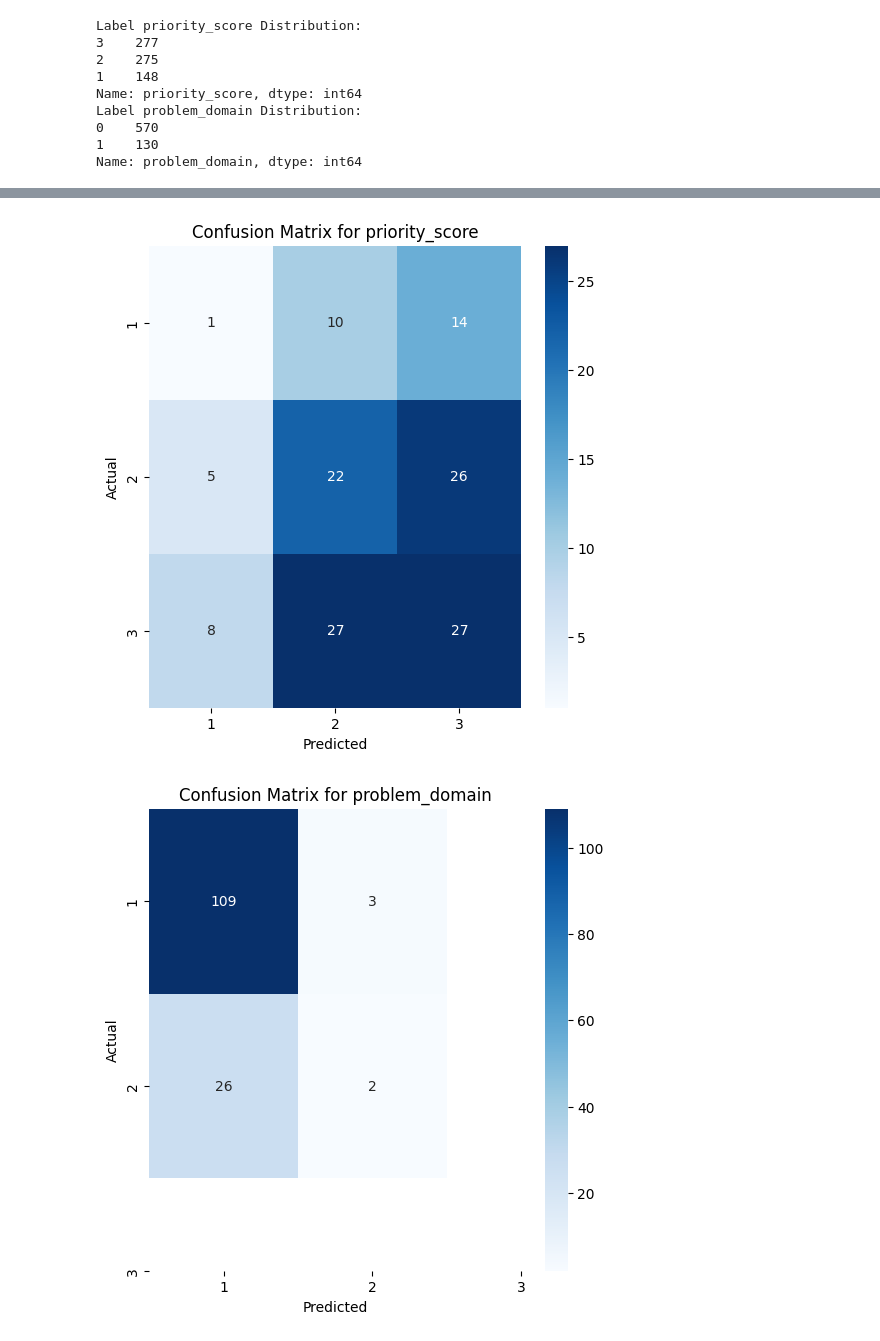
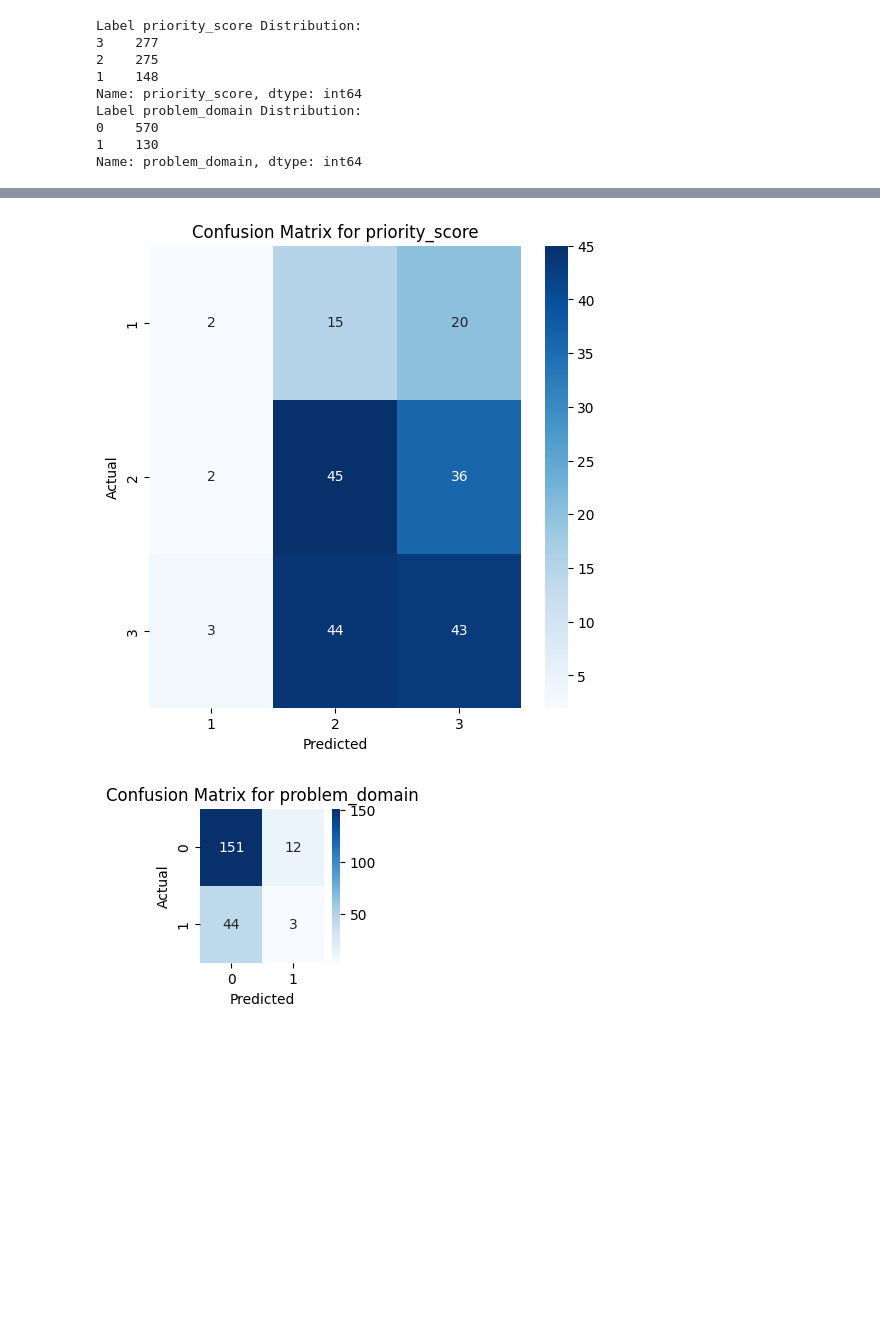
Before and after one commit to yehezkielgunawan/thesis-risk-classification, a Jupyter notebook: RF_Classification.ipynb, the cells around one changed output, grey strips where cells are left out. Saved outputs shown, nothing was run; the diff lists cells and outputs as text; code cells hidden in the pictures; blank space fills up the shorter version.

Commit message:
Adjust confusion matrix label

```diff
--- a/RF_Classification.ipynb
+++ b/RF_Classification.ipynb
@@ -80,20 +80,20 @@ problem_domain = new_data['problem_domain'][:len(embeddings)]
 embeddings = embeddings[:len(priority_score)]
 
 # Define the class weights for label 1
-class_weights1 = {
-    1: 5,  # Class 1 weight
-    2: 1,  # Class 2 weight
-    3: 1   # Class 3 weight
-}
+# class_weights1 = {
+#     1: 5,  # Class 1 weight
+#     2: 1,  # Class 2 weight
+#     3: 1   # Class 3 weight
+# }
 
 # Define the class weights for label 2
-class_weights2 = {
-    0: 1,  # Class 0 weight
-    1: 5   # Class 1 weight
-}
+# class_weights2 = {
+#     0: 1,  # Class 0 weight
+#     1: 5   # Class 1 weight
+# }
 
 # Split the data into training and testing sets
-X_train, X_test, y_train1, y_test1, y_train2, y_test2 = train_test_split(embeddings, priority_score, problem_domain, test_size=0.2, random_state=42)
+X_train, X_test, y_train1, y_test1, y_train2, y_test2 = train_test_split(embeddings, priority_score, problem_domain, test_size=0.3, random_state=50)
 # %%
 # Define the parameter grid for Grid Search for priority_score
 param_grid1 = {
@@ -110,8 +110,8 @@ param_grid2 = {
 }
 
 # Initialize the Random Forest classifiers
-rf_classifier1 = RandomForestClassifier(class_weight=class_weights1, random_state=42)
-rf_classifier2 = RandomForestClassifier(class_weight=class_weights2, random_state=42)
+rf_classifier1 = RandomForestClassifier(class_weight="balanced", random_state=50)
+rf_classifier2 = RandomForestClassifier(class_weight="balanced", random_state=50)
 
 # Perform Grid Search to find the best hyperparameters for priority_score
 grid_search1 = GridSearchCV(estimator=rf_classifier1, param_grid=param_grid1, cv=5)
@@ -161,24 +161,32 @@ weighted avg       0.73      0.79      0.73       140
 # %%
 # Function to plot confusion matrix
-def plot_confusion_matrix(cm, title):
+def plot_confusion_matrix_3x3(cm, title):
     plt.figure(figsize=(6, 6))
     sns.heatmap(cm, annot=True, fmt=".0f", cmap='Blues', xticklabels=[1,2,3], yticklabels=[1,2,3])
     plt.xlabel('Predicted')
     plt.ylabel('Actual')
     plt.title(title)
     plt.show()
+
+def plot_confusion_matrix_2x2(cm, title):
+    plt.figure(figsize=(2, 2))
+    sns.heatmap(cm, annot=True, fmt=".0f", cmap='Blues')
+    plt.xlabel('Predicted')
+    plt.ylabel('Actual')
+    plt.title(title)
+    plt.show()
 # %%
 # Calculate confusion matrix for Label 1
 cm1 = confusion_matrix(y_test1, y_pred1)
 
 # Plot confusion matrix for Label 1
-plot_confusion_matrix(cm1, title="Confusion Matrix for priority_score")
+plot_confusion_matrix_3x3(cm1, title="Confusion Matrix for priority_score")
 
 # Calculate confusion matrix for Label 2
 cm2 = confusion_matrix(y_test2, y_pred2)
 
 # Plot confusion matrix for Label 2
-plot_confusion_matrix(cm2, title="Confusion Matrix for problem_domain")
+plot_confusion_matrix_2x2(cm2, title="Confusion Matrix for problem_domain")
 # %% [output]
-[figure, old version]
+[figure, new version]
-[figure, old version]
+[figure, new version]
```
Also changed, not shown: parts of 1 cell of this notebook.
